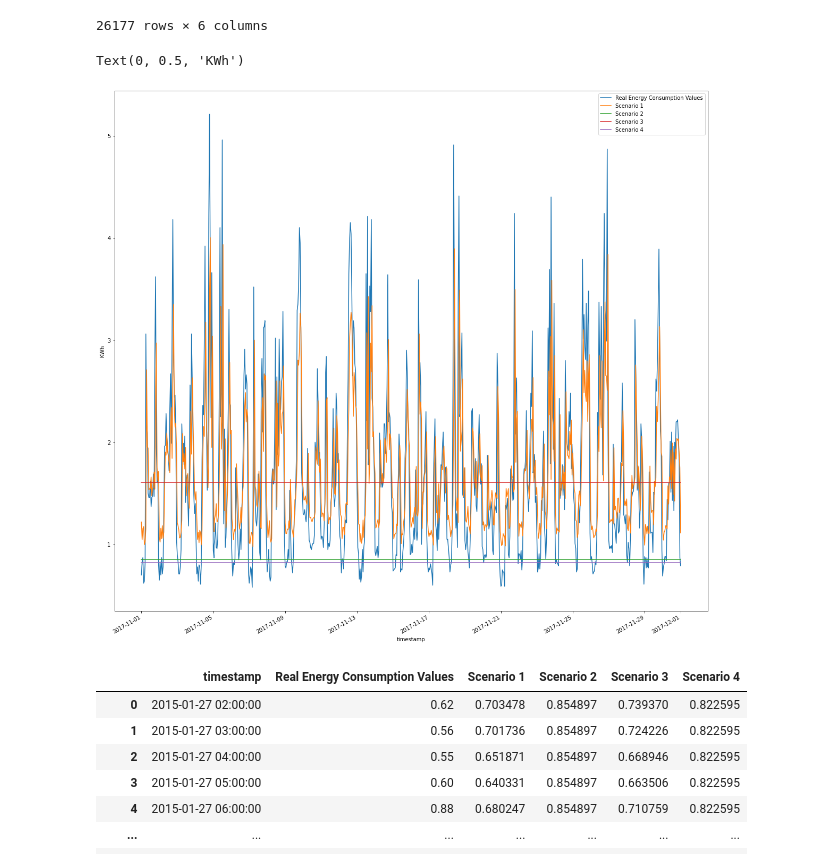
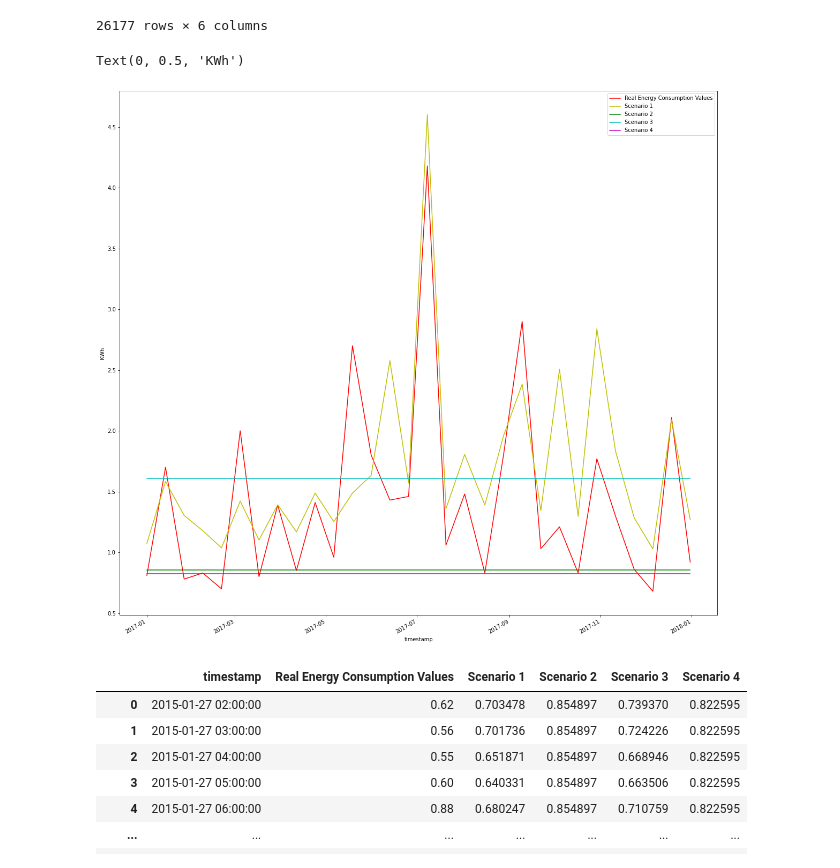
Before and after one commit to rishabhjain1997/Energy-Datasets, a Jupyter notebook: Deficit_Graphs.ipynb, the cells around one changed output. Saved outputs shown, nothing was run; the diff lists cells and outputs as text; code cells hidden in the pictures.

Commit message:
LSTM Graph and Scenario 2 changes

```diff
--- a/Deficit_Graphs.ipynb
+++ b/Deficit_Graphs.ipynb
@@ -35,54 +34,54 @@ import seaborn as sns
 # %%
 # Scenario 1
-scenario1_cluster0_results_file = open("Models/Scenario1/Objects/LSTM/zero_cluster_results.pickle", "rb")
+scenario1_cluster0_results_file = open(f"Models/Scenario1/Objects/{model_name}/zero_cluster_results.pickle", "rb")
 scenario1_cluster0_results = pickle.load(scenario1_cluster0_results_file)
 scenario1_cluster0_results_file.close()
 
-scenario1_cluster1_results_file = open("Models/Scenario1/Objects/LSTM/one_cluster_results.pickle", "rb")
+scenario1_cluster1_results_file = open(f"Models/Scenario1/Objects/{model_name}/one_cluster_results.pickle", "rb")
 scenario1_cluster1_results = pickle.load(scenario1_cluster1_results_file)
 scenario1_cluster1_results_file.close()
 
-scenario1_cluster2_results_file = open("Models/Scenario1/Objects/LSTM/two_cluster_results.pickle", "rb")
+scenario1_cluster2_results_file = open(f"Models/Scenario1/Objects/{model_name}/two_cluster_results.pickle", "rb")
 scenario1_cluster2_results = pickle.load(scenario1_cluster2_results_file)
 scenario1_cluster2_results_file.close()
 
-scenario1_cluster3_results_file = open("Models/Scenario1/Objects/LSTM/three_cluster_results.pickle", "rb")
+scenario1_cluster3_results_file = open(f"Models/Scenario1/Objects/{model_name}/three_cluster_results.pickle", "rb")
 scenario1_cluster3_results = pickle.load(scenario1_cluster3_results_file)
 scenario1_cluster3_results_file.close()
 
-scenario1_cluster4_results_file = open("Models/Scenario1/Objects/LSTM/four_cluster_results.pickle", "rb")
+scenario1_cluster4_results_file = open(f"Models/Scenario1/Objects/{model_name}/four_cluster_results.pickle", "rb")
 scenario1_cluster4_results = pickle.load(scenario1_cluster4_results_file)
 scenario1_cluster4_results_file.close()
 
 # Scenario 3
-scenario3_cluster0_results_file = open("Models/Scenario3/Objects/LSTM/zero_cluster_results.pickle", "rb")
+scenario3_cluster0_results_file = open(f"Models/Scenario3/Objects/{model_name}/zero_cluster_results.pickle", "rb")
 scenario3_cluster0_results = pickle.load(scenario3_cluster0_results_file)
 scenario3_cluster0_results_file.close()
 
-scenario3_cluster1_results_file = open("Models/Scenario3/Objects/LSTM/one_cluster_results.pickle", "rb")
+scenario3_cluster1_results_file = open(f"Models/Scenario3/Objects/{model_name}/one_cluster_results.pickle", "rb")
 scenario3_cluster1_results = pickle.load(scenario3_cluster1_results_file)
 scenario3_cluster1_results_file.close()
 
-scenario3_cluster2_results_file = open("Models/Scenario3/Objects/LSTM/two_cluster_results.pickle", "rb")
+scenario3_cluster2_results_file = open(f"Models/Scenario3/Objects/{model_name}/two_cluster_results.pickle", "rb")
 scenario3_cluster2_results = pickle.load(scenario3_cluster2_results_file)
 scenario3_cluster2_results_file.close()
 
-scenario3_cluster3_results_file = open("Models/Scenario3/Objects/LSTM/three_cluster_results.pickle", "rb")
+scenario3_cluster3_results_file = open(f"Models/Scenario3/Objects/{model_name}/three_cluster_results.pickle", "rb")
 scenario3_cluster3_results = pickle.load(scenario3_cluster3_results_file)
 scenario3_cluster3_results_file.close()
 
 
-scenario3_cluster4_results_file = open("Models/Scenario3/Objects/LSTM/four_cluster_results.pickle", "rb")
+scenario3_cluster4_results_file = open(f"Models/Scenario3/Objects/{model_name}/four_cluster_results.pickle", "rb")
 scenario3_cluster4_results = pickle.load(scenario3_cluster4_results_file)
 scenario3_cluster4_results_file.close()
 
 # Scenario 2
-all_cluster_results_file = open("Models/Scenario2/Objects/LSTM/all_cluster_results.pickle", "rb")
+all_cluster_results_file = open(f"Models/Scenario2/Objects/{model_name}/all_cluster_results.pickle", "rb")
 all_cluster_results = pickle.load( all_cluster_results_file)
 all_cluster_results_file.close()
 
 # Scenario 4
-scenario_4_all_cluster_results_file = open("Models/Scenario4/Objects/LSTM/all_cluster_results.pickle", "rb")
+scenario_4_all_cluster_results_file = open(f"Models/Scenario4/Objects/{model_name}/all_cluster_results.pickle", "rb")
 scenario_4_all_cluster_results=pickle.load(scenario_4_all_cluster_results_file)
 scenario_4_all_cluster_results_file.close()
 # %%
@@ -248,11 +247,11 @@ house4
 # %%
 house4_2017 = house4[(house4['timestamp'] <= '2018-01-01') & (house4['timestamp'] >= '2017-01-01')].set_index('timestamp')
 house4_nov2017 = house4[(house4['timestamp'] <= '2017-12-01') & (house4['timestamp'] >= '2017-11-01')].set_index('timestamp')
-ax = house4_nov2017.plot(figsize=(20,20))
+ax = house4_2017[::300].plot(figsize=(20,20), color = ['r', 'y', 'g', 'c', 'm'])
 ax.set_ylabel("KWh")
 # %% [output]
 Text(0, 0.5, 'KWh')
-[figure, old version]
+[figure, new version]
 # %%
 # House 3: Cluster 2
 scenario1_cluster2 = scenario1_cluster2_results[3][['timestamp','energy_kWh', 'energy_predicted']].rename(columns={'energy_kWh': 'Real Energy Consumption Values', 'energy_predicted': 'Scenario 1'})
```
Also changed, not shown: parts of 6 cells of this notebook, 2 other files.
